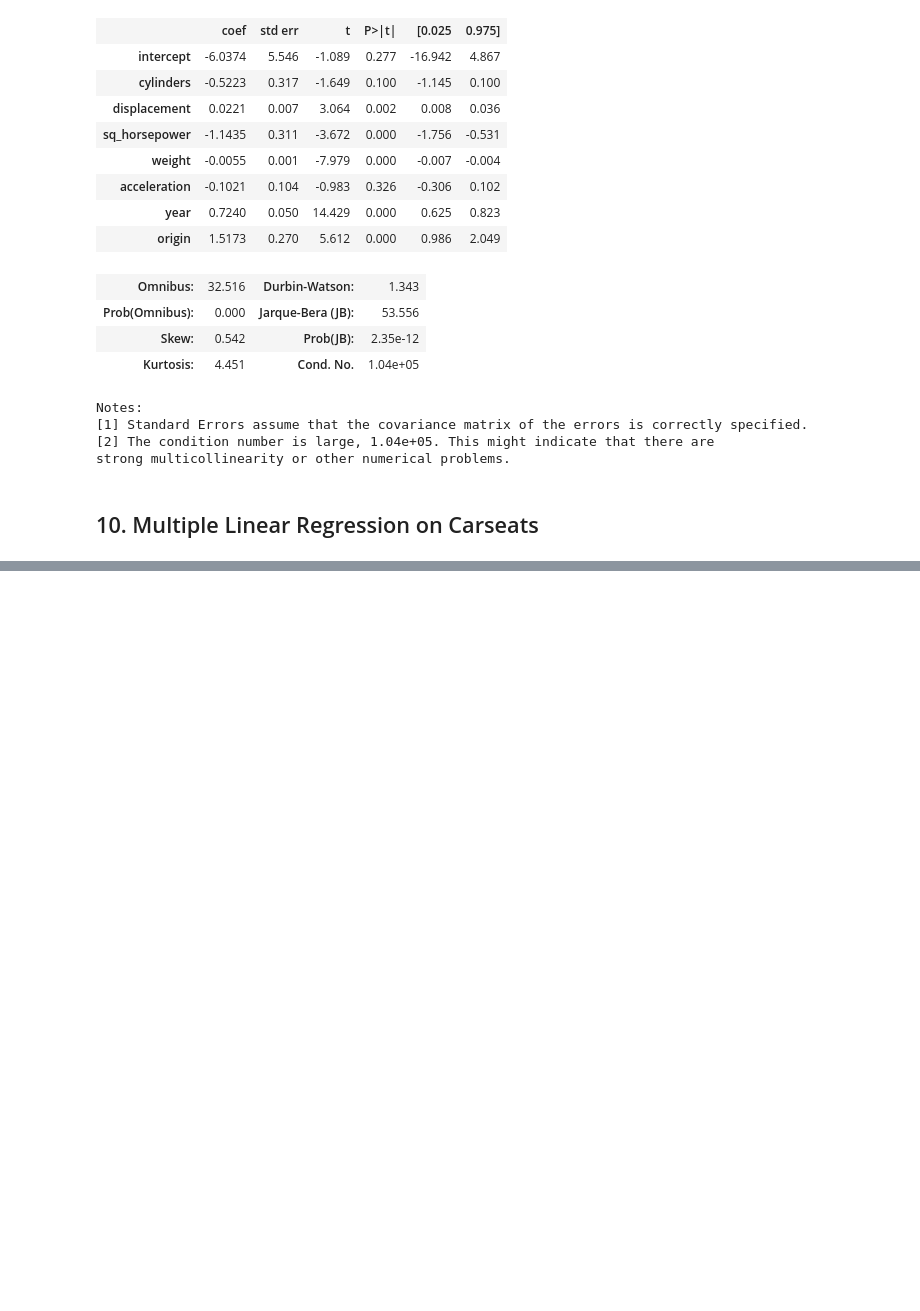
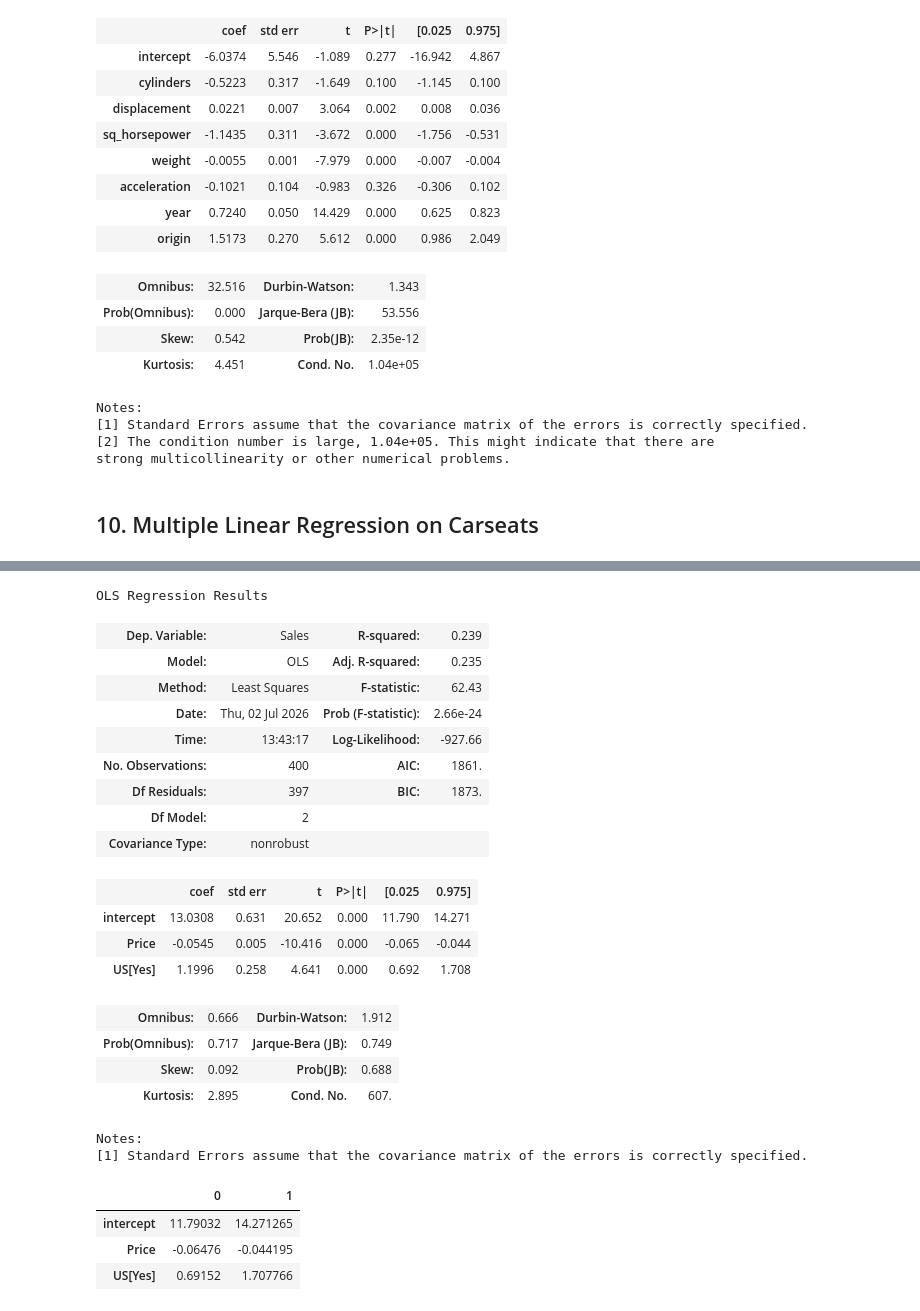
Before and after one commit to NDubelovskyi/ISLP, a Jupyter notebook: Chapter 3 Application.ipynb, the cells around one changed output, grey strips where cells are left out. Saved outputs shown, nothing was run; the diff lists cells and outputs as text; code cells hidden in the pictures; blank space fills up the shorter version.

```diff
--- a/Chapter 3 Application.ipynb
+++ b/Chapter 3 Application.ipynb
@@ -608,0 +693,43 @@ strong multicollinearity or other numerical problems.
+# %%
+X = MS(['Price', 'US']).fit_transform(Carseats)
+
+model41 = sm.OLS(y, X)
+results41 = model41.fit()
+
+results41.summary()
+
+# Both first and second models have relatively low R^2 values of 0.239.
+# That means that the models explains only ~24% of the variablility in Sales
+# However, both also have high F-statistic, meaning that there must be some relationship
+# between the predictors and predicted value. The removal of Urban variable
+# didn't change the explanatory power of the model, additonally proving that it is
+# not statistically significant
+# %% [output]
+OLS Regression Results
+| Dep. Variable: | Sales | R-squared: | 0.239 |
+| Model: | OLS | Adj. R-squared: | 0.235 |
+| Method: | Least Squares | F-statistic: | 62.43 |
+| Date: | Thu, 02 Jul 2026 | Prob (F-statistic): | 2.66e-24 |
+| Time: | 13:43:17 | Log-Likelihood: | -927.66 |
+| No. Observations: | 400 | AIC: | 1861. |
+| Df Residuals: | 397 | BIC: | 1873. |
+| Df Model: | 2 |  |  |
+| Covariance Type: | nonrobust |  |  |
+|  | coef | std err | t | P>|t| | [0.025 | 0.975] |
+| intercept | 13.0308 | 0.631 | 20.652 | 0.000 | 11.790 | 14.271 |
+| Price | -0.0545 | 0.005 | -10.416 | 0.000 | -0.065 | -0.044 |
+| US[Yes] | 1.1996 | 0.258 | 4.641 | 0.000 | 0.692 | 1.708 |
+| Omnibus: | 0.666 | Durbin-Watson: | 1.912 |
+| Prob(Omnibus): | 0.717 | Jarque-Bera (JB): | 0.749 |
+| Skew: | 0.092 | Prob(JB): | 0.688 |
+| Kurtosis: | 2.895 | Cond. No. | 607. |
+Notes:
+[1] Standard Errors assume that the covariance matrix of the errors is correctly specified.
+# %%
+# 95% Confidence Interval
+results41.conf_int(alpha=0.05)
+# %% [output]
+|  | 0 | 1 |
+| intercept | 11.79032 | 14.271265 |
+| Price | -0.06476 | -0.044195 |
+| US[Yes] | 0.69152 | 1.707766 |
```
Also changed, not shown: parts of 11 cells of this notebook.
